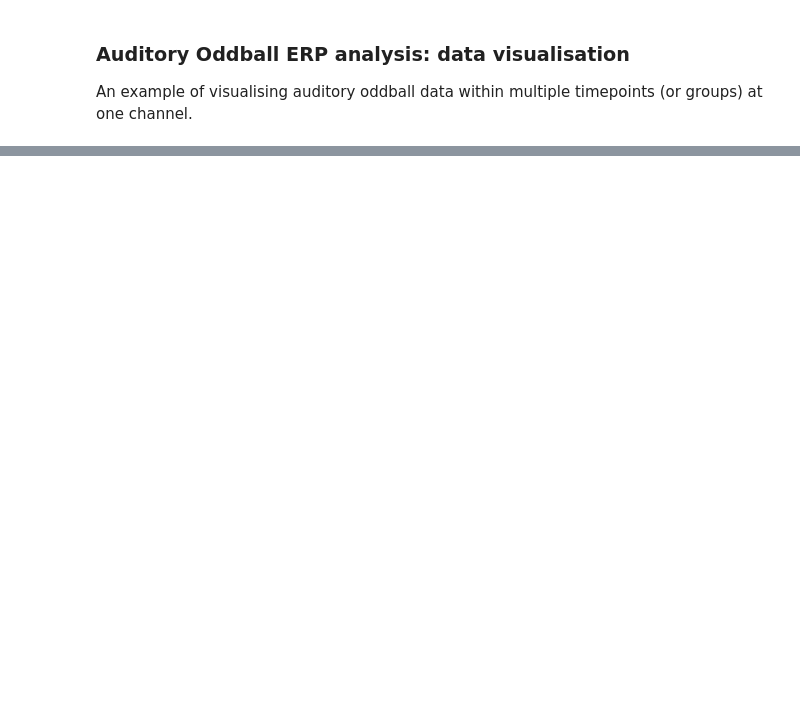
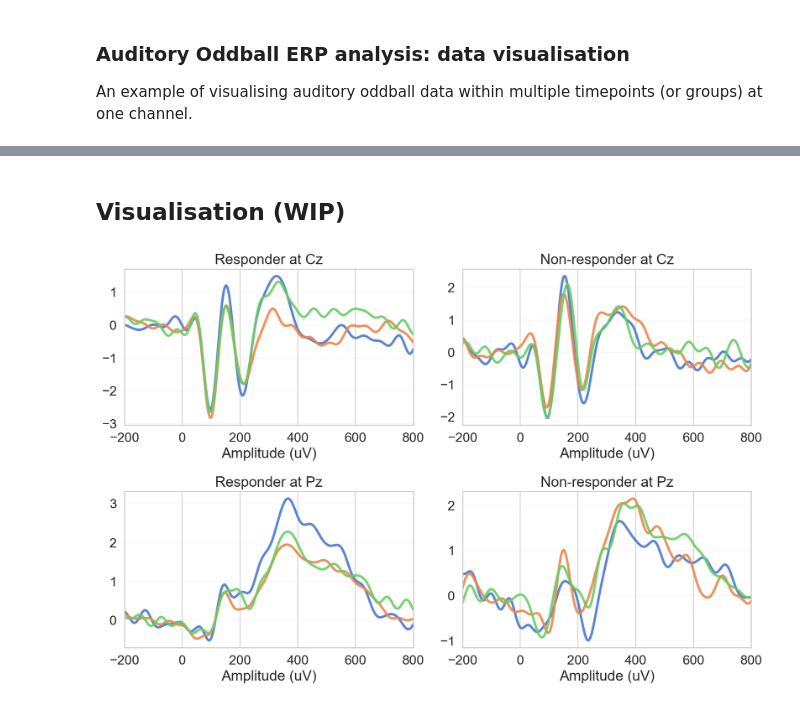
Before and after one commit to teanijarv/EEG-pyline, a Jupyter notebook: studies/Anijarv_OKTOS_aoEEG_erp_analysis.ipynb, the cells around one changed output, grey strips where cells are left out. Drawn from its saved outputs; the diff is of its cells as text; code cells hidden in the pictures; blank space fills up the shorter version.

```diff
--- a/studies/Anijarv_OKTOS_aoEEG_erp_analysis.ipynb
+++ b/studies/Anijarv_OKTOS_aoEEG_erp_analysis.ipynb
@@ -111,0 +226,16 @@ Run this to generate the plots.
+# %%
+# Go through all channels of interest
+for ch in channels:
+    print('\nChannel: {}'.format(ch))
+    df_ch = df[df['Channel']==ch]
+
+    # Make the Timepoint a categorical column
+    df_ch_cat = df_ch.copy()
+    df_ch_cat['Timepoint'] = pd.Categorical(df_ch_cat['Timepoint'], categories=['PRE', 'POST', 'FUP'], ordered=True)
+
+    # Run Mixed Linear Model for all ERP measures of interest as dependent variable
+    for erp in erp_measures:
+        # Define the model as fixed effects being Timepoint and Responder and random effect being group (i.e., Subject)
+        model = smf.mixedlm('{} ~ Timepoint * Responder'.format(erp), df_ch_cat, groups=df_ch_cat['Subject'])
+        result = model.fit()
+        print(result.summary())
@@ -112 +260,64 @@ Run this to generate the plots.
+# %% [markdown]
+## Visualisation (WIP)
+# %%
+sns.set_palette('muted')
+sns.set_style('whitegrid')
+sns.set_context('notebook', font_scale=1.5)
+
+# responders = list(df[df['Responder']==1]['Subject'].unique())
+# nonresponders = list(df[df['Responder']==0]['Subject'].unique())
+
+# # Choose only responders (ie exclude non-responders)
+# exclude_subjects = bad_subjects + nonresponders
+
+fig, axs = plt.subplots(2, 2, figsize=(12, 8), layout='tight', dpi=150)
+for c, ch in enumerate(channels):
+    for r in [0, 1]:
+        # Exclude the non-responders (0) or responders (1)
+        respondance = list(df[df['Responder']==r]['Subject'].unique())
+        exclude_subjects = bad_subjects + respondance
+
+        # Loop through each experiment folder
+        master_grand_evoked_data = [None]*len(timepoint_folders)
+        master_grand_evoked_times = [None]*len(timepoint_folders)
+        for tp, timepoint_folder in enumerate(timepoint_folders):
+            # Get directories of clean EEG files and exclude the pre-defined subjects
+            dir_inprogress = os.path.join(clean_folder, exp_folder, timepoint_folder)
+            file_dirs, subject_names = arrange.read_files(dir_inprogress, "_clean-epo.fif",
+                                                        exclude_subjects=exclude_subjects,
+                                                        verbose=False)
+
+            # Loop through all the subjects' directories (EEG files directories)
+            evoked_signal = [None]*len(file_dirs)
+            for i in range(len(file_dirs)):
+                # Read the clean data from the disk
+                epochs = mne.read_epochs(fname='{}/{}_clean-epo.fif'.format(dir_inprogress, subject_names[i]), verbose=False)
+
+                # Create an averaged evoked object from epochs
+                evoked_signal[i] = epochs[event_list].average(picks=ch)
+
+            # Average all the averaged evoked objects, thereby creating a grand average signals
+            master_grand_evoked_data[tp] = mne.grand_average(evoked_signal).data[0]*1e6
+            master_grand_evoked_times[tp] = mne.grand_average(evoked_signal).times*1e3
+
+        # Plot all experiments' grand average signals on a single plot
+        # fig, ax = plt.subplots(figsize=(8, 4), layout='tight', dpi=150)
+        for ix in range(len(master_grand_evoked_times)):
+            axs[c][r].plot(master_grand_evoked_times[ix], master_grand_evoked_data[ix], linewidth=3, alpha=0.9)
+        #axs[r][c].legend(list(dict_timepoint.values()))
+        if r==0:
+            resp_str = 'Responder'
+        else:
+            resp_str = 'Non-responder'
+        axs[c][r].set_title('{} at {}'.format(resp_str, ch))
+        axs[c][r].set_xlim([-200, 800])
+        axs[c][r].set_xlabel('Time (ms)')
+        axs[c][r].set_xlabel('Amplitude (uV)')
+        axs[c][r].grid(which='major', axis='y', linewidth = 0.15)
+#plt.legend(list(dict_timepoint.values()), loc='upper right', bbox_to_anchor=(0.5, -0.05))
+if savefig == True:
+    plt.savefig(fname='{}/{}/GRAND_erpfig_{}.png'.format(results_folder, exp_folder, ch), dpi=300)
+plt.show()
+# %% [output]
+[figure, added]
 # %%
```
Also changed, not shown: parts of 14 cells of this notebook.
